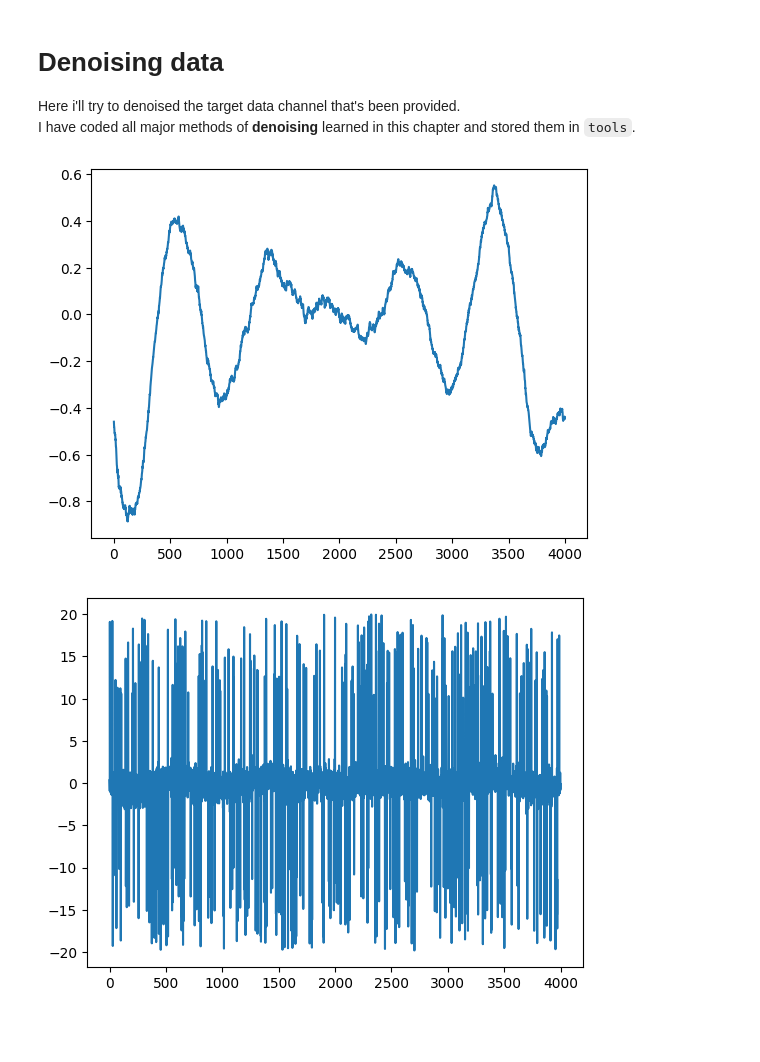
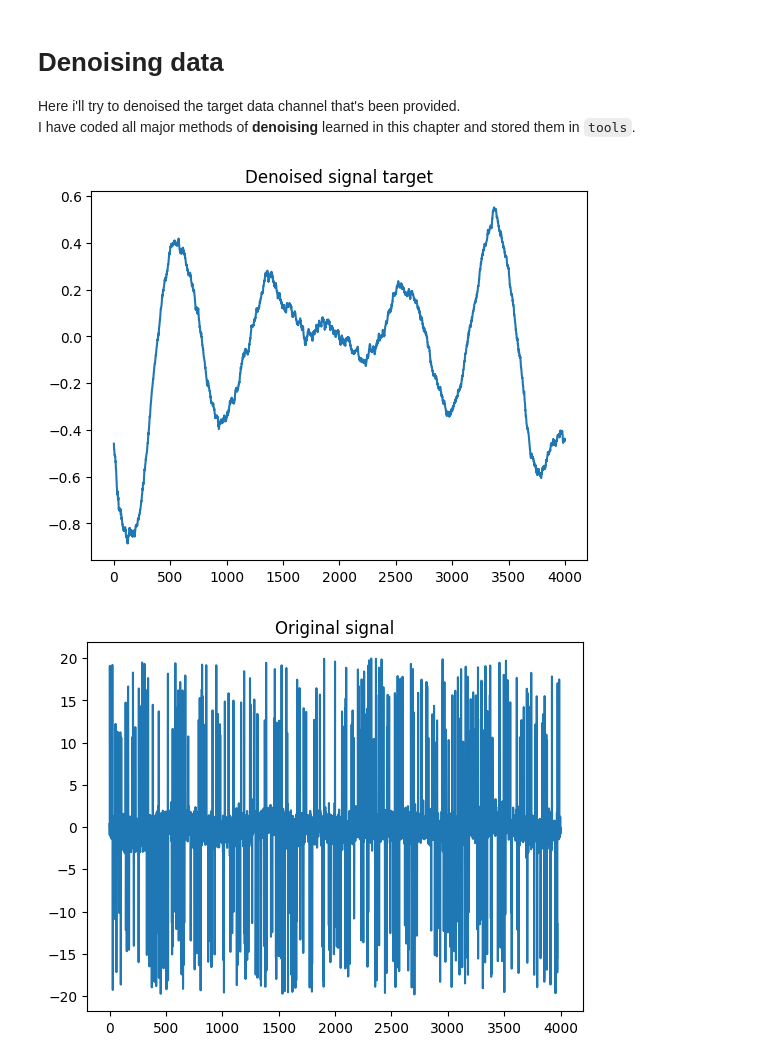
Before and after one commit to AndreaMariani-AM/DSG, a Jupyter notebook: notebooks/02_ts_denoising.ipynb, the cells around one changed output. Saved outputs shown, nothing was run; the diff lists cells and outputs as text; code cells hidden in the pictures; blank space fills up the shorter version.

```diff
--- a/notebooks/02_ts_denoising.ipynb
+++ b/notebooks/02_ts_denoising.ipynb
@@ -14,17 +14,19 @@ I have coded all major methods of **denoising** learned in this chapter and stor
 # %%
 # Load signal
 mat = scipy.io.loadmat("SignalProcessing/TimeSeriesDenoising/denoising_codeChallenge.mat")
 
 #%matplotlib widget
 # Show how the processed singal should look like
 plt.plot(range(len(mat['cleanedSignal'][0])), mat['cleanedSignal'][0])
+plt.title('Denoised signal target')
 plt.show()
 # Show the current raw signal
 plt.plot(range(len(mat['origSignal'][0])), mat['origSignal'][0])
+plt.title("Original signal")
 plt.show()
 # %% [output]
-[figure, old version]
+[figure, new version]
-[figure, old version]
+[figure, new version]
 # %% [markdown]
 ## First considerations
 1) Matlab file doesn't contain an artifact channel/array, therefore `least-square template matching` as a denoiser doesn't really make sense.
```
Also changed, not shown: parts of 10 cells of this notebook, 4 other files.
